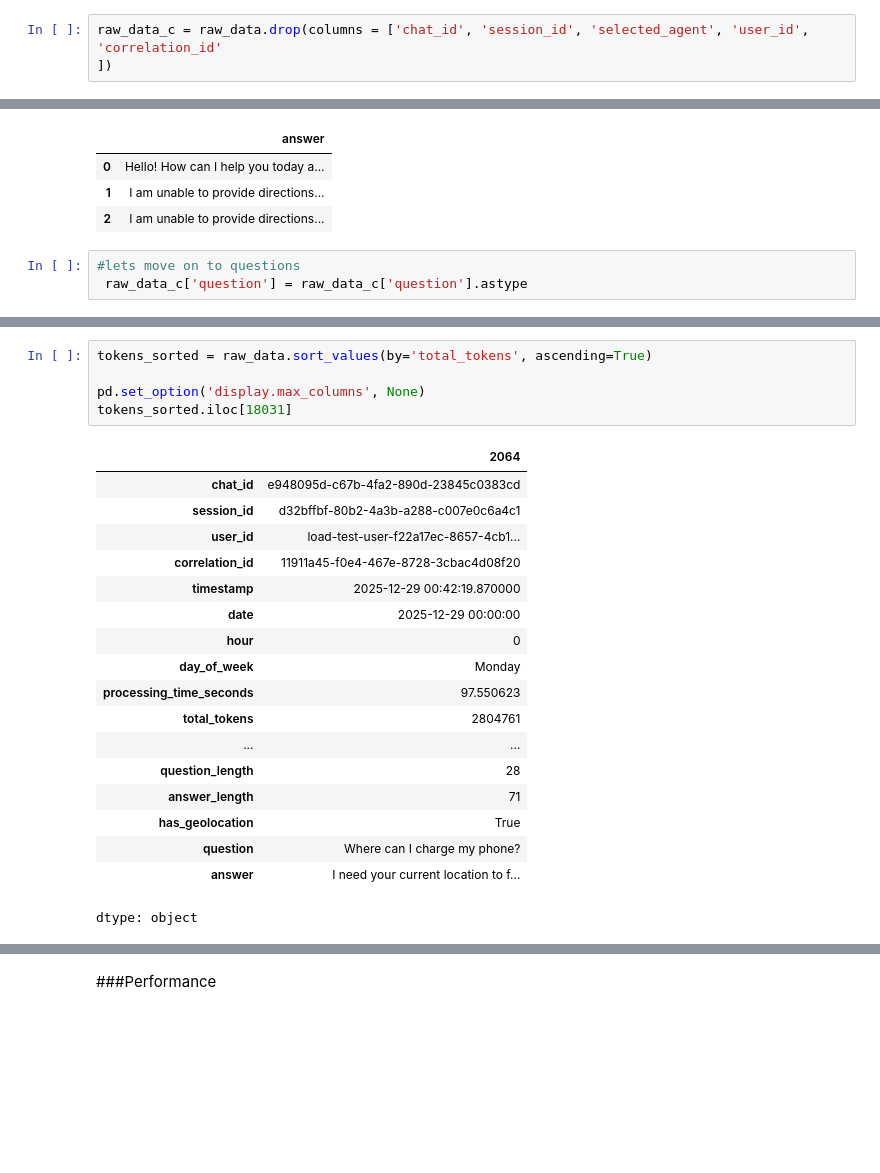
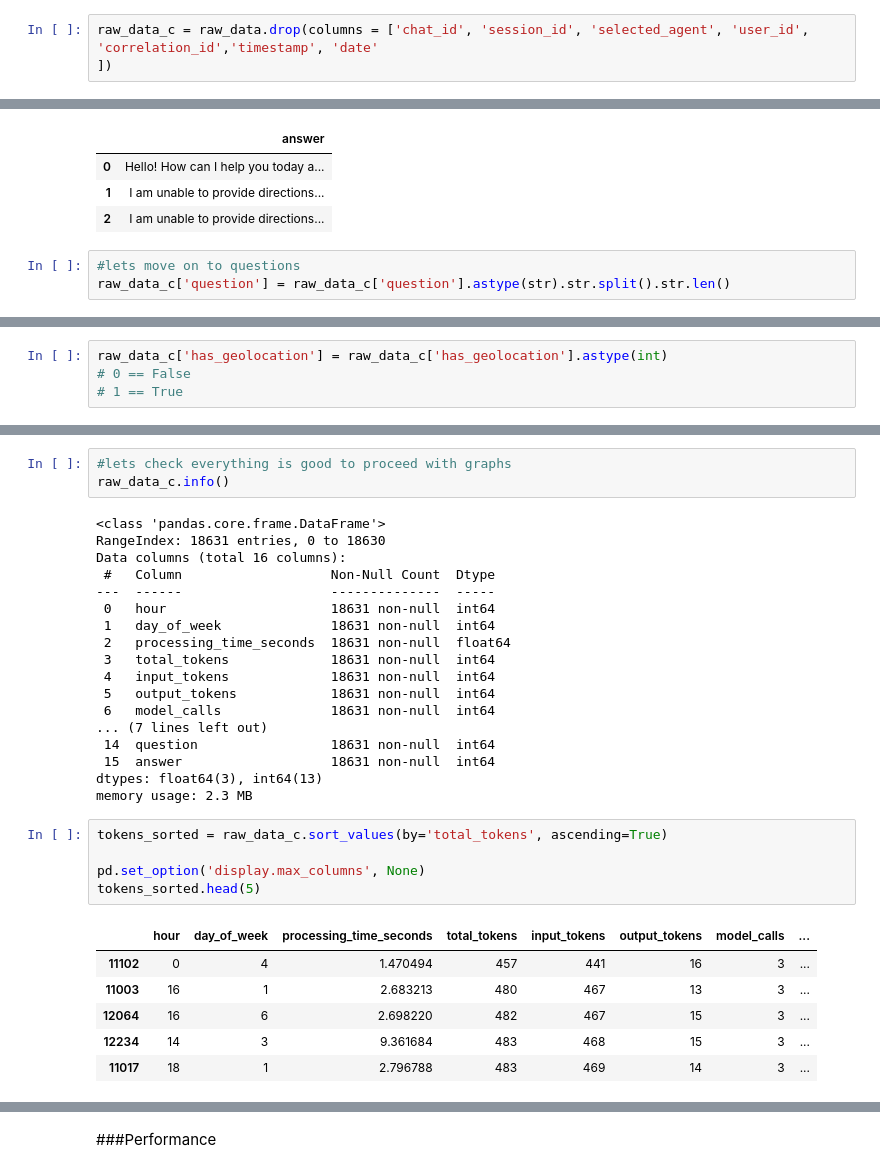
Before and after one commit to JuanReyesAn/Data-Science-Portfolio-C21, a Jupyter notebook: Sunny_Chatbot.ipynb, the cells around one changed output, grey strips where cells are left out. Saved outputs shown, nothing was run; the diff lists cells and outputs as text; blank space fills up the shorter version.

```diff
--- a/Sunny_Chatbot.ipynb
+++ b/Sunny_Chatbot.ipynb
@@ -324,7 +324,7 @@ raw_data[['chat_id', 'session_id', 'user_id', 'correlation_id', 'day_of_week', '
 # %% [markdown]
 cleaning raw_data
 # %%
-raw_data_c = raw_data.drop(columns = ['chat_id', 'session_id', 'selected_agent', 'user_id', 'correlation_id'
+raw_data_c = raw_data.drop(columns = ['chat_id', 'session_id', 'selected_agent', 'user_id', 'correlation_id','timestamp', 'date'
 ])
 # %% [markdown]
 converting objects to numbers/int
@@ -457,4 +457,4 @@ raw_data[['answer']].head(3)
 | 2 | I am unable to provide directions... |
 # %%
 #lets move on to questions
- raw_data_c['question'] = raw_data_c['question'].astype
+raw_data_c['question'] = raw_data_c['question'].astype(str).str.split().str.len()
@@ -460,0 +481,4 @@ raw_data[['answer']].head(3)
+# %%
+raw_data_c['has_geolocation'] = raw_data_c['has_geolocation'].astype(int)
+# 0 == False
+# 1 == True
@@ -461,24 +517,33 @@ raw_data[['answer']].head(3)
+# %%
+#lets check everything is good to proceed with graphs
+raw_data_c.info()
+# %% [output]
+<class 'pandas.core.frame.DataFrame'>
+RangeIndex: 18631 entries, 0 to 18630
+Data columns (total 16 columns):
+ #   Column                   Non-Null Count  Dtype
+---  ------                   --------------  -----
+ 0   hour                     18631 non-null  int64
+ 1   day_of_week              18631 non-null  int64
+ 2   processing_time_seconds  18631 non-null  float64
+ 3   total_tokens             18631 non-null  int64
+ 4   input_tokens             18631 non-null  int64
+ 5   output_tokens            18631 non-null  int64
+ 6   model_calls              18631 non-null  int64
+... (7 lines left out)
+ 14  question                 18631 non-null  int64
+ 15  answer                   18631 non-null  int64
+dtypes: float64(3), int64(13)
+memory usage: 2.3 MB
 # %%
-tokens_sorted = raw_data.sort_values(by='total_tokens', ascending=True)
+tokens_sorted = raw_data_c.sort_values(by='total_tokens', ascending=True)
 
 pd.set_option('display.max_columns', None)
-tokens_sorted.iloc[18031]
+tokens_sorted.head(5)
 # %% [output]
-|  | 2064 |
-| chat_id | e948095d-c67b-4fa2-890d-23845c0383cd |
-| session_id | d32bffbf-80b2-4a3b-a288-c007e0c6a4c1 |
-| user_id | load-test-user-f22a17ec-8657-4cb1... |
-| correlation_id | 11911a45-f0e4-467e-8728-3cbac4d08f20 |
-| timestamp | 2025-12-29 00:42:19.870000 |
-| date | 2025-12-29 00:00:00 |
-| hour | 0 |
-| day_of_week | Monday |
-| processing_time_seconds | 97.550623 |
-| total_tokens | 2804761 |
-| ... | ... |
-| question_length | 28 |
-| answer_length | 71 |
-| has_geolocation | True |
-| question | Where can I charge my phone? |
-| answer | I need your current location to f... |
+|  | hour | day_of_week | processing_time_seconds | total_tokens | input_tokens | output_tokens | model_calls | ... |
+| 11102 | 0 | 4 | 1.470494 | 457 | 441 | 16 | 3 | ... |
+| 11003 | 16 | 1 | 2.683213 | 480 | 467 | 13 | 3 | ... |
+| 12064 | 16 | 6 | 2.698220 | 482 | 467 | 15 | 3 | ... |
+| 12234 | 14 | 3 | 9.361684 | 483 | 468 | 15 | 3 | ... |
+| 11017 | 18 | 1 | 2.796788 | 483 | 469 | 14 | 3 | ... |
-dtype: object
```
Also changed, not shown: parts of 17 cells of this notebook.
